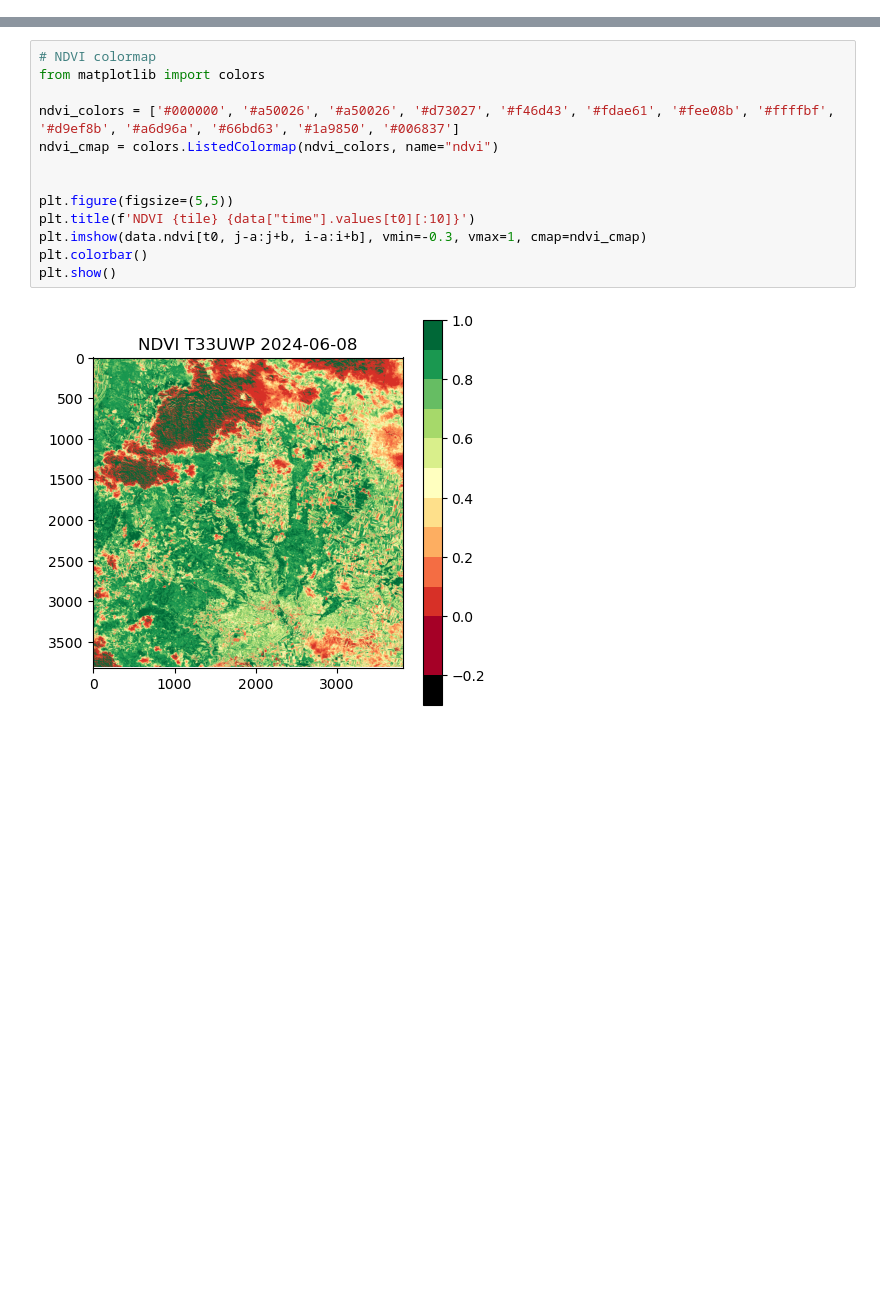
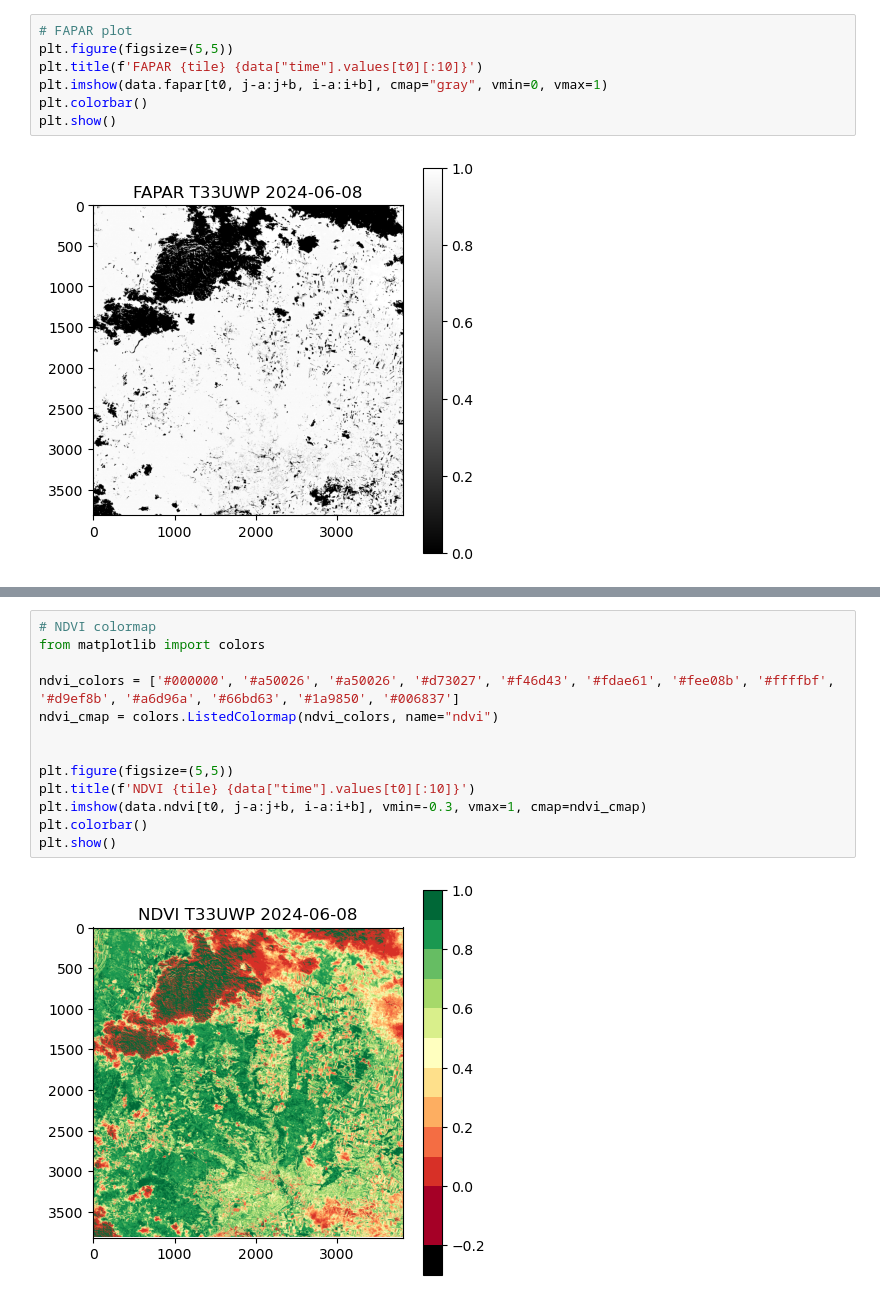
Before and after one commit to eodcgmbh/eodc-examples, a Jupyter notebook: demos/S2/indices.ipynb, the cells around one changed output, grey strips where cells are left out. Saved outputs shown, nothing was run; the diff lists cells and outputs as text; blank space fills up the shorter version.

```diff
--- a/demos/S2/indices.ipynb
+++ b/demos/S2/indices.ipynb
@@ -328,0 +371,9 @@ new dependencies: set()
+# %%
+# FAPAR plot
+plt.figure(figsize=(5,5))
+plt.title(f'FAPAR {tile} {data["time"].values[t0][:10]}')
+plt.imshow(data.fapar[t0, j-a:j+b, i-a:i+b], cmap="gray", vmin=0, vmax=1)
+plt.colorbar()
+plt.show()
+# %% [output]
+[figure, added]
```
Also changed, not shown: parts of 27 cells of this notebook.
